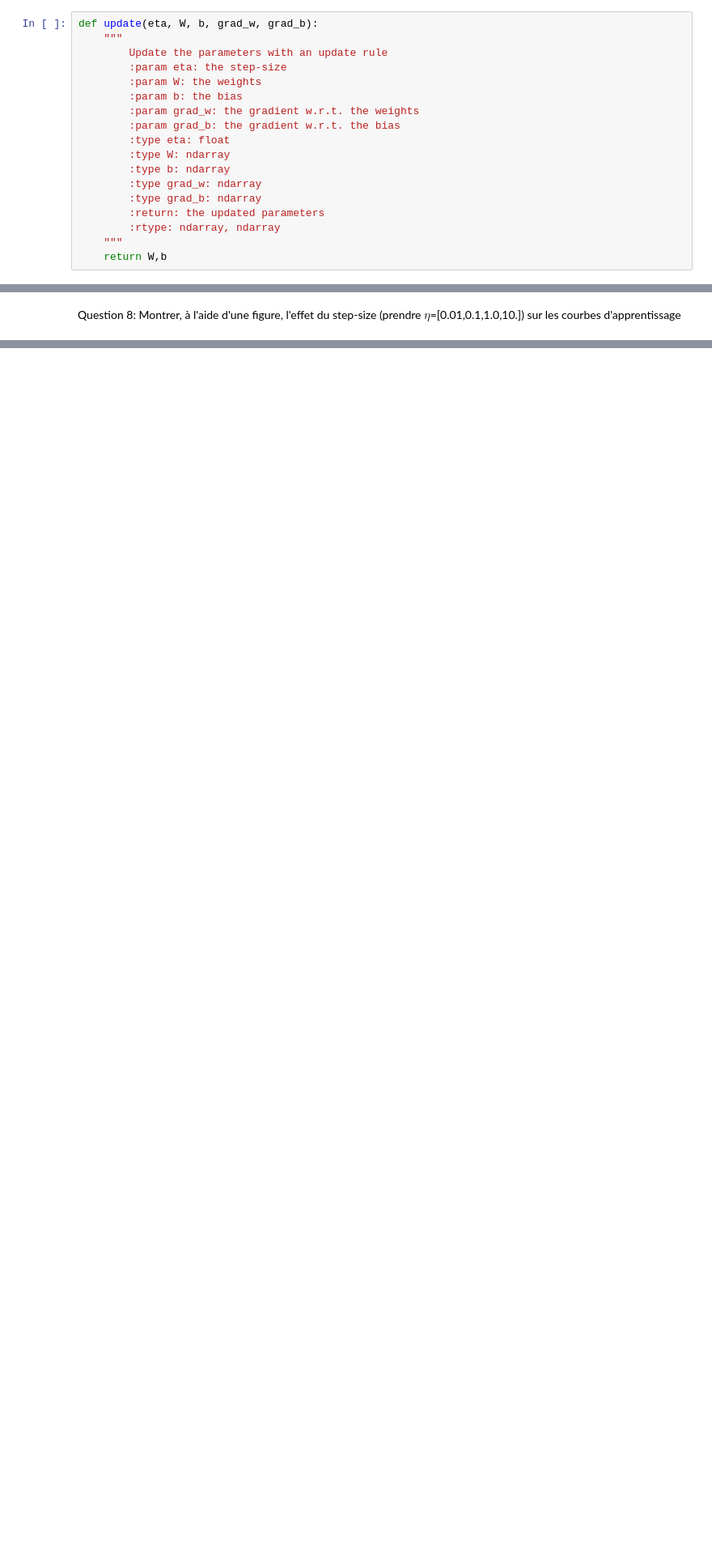
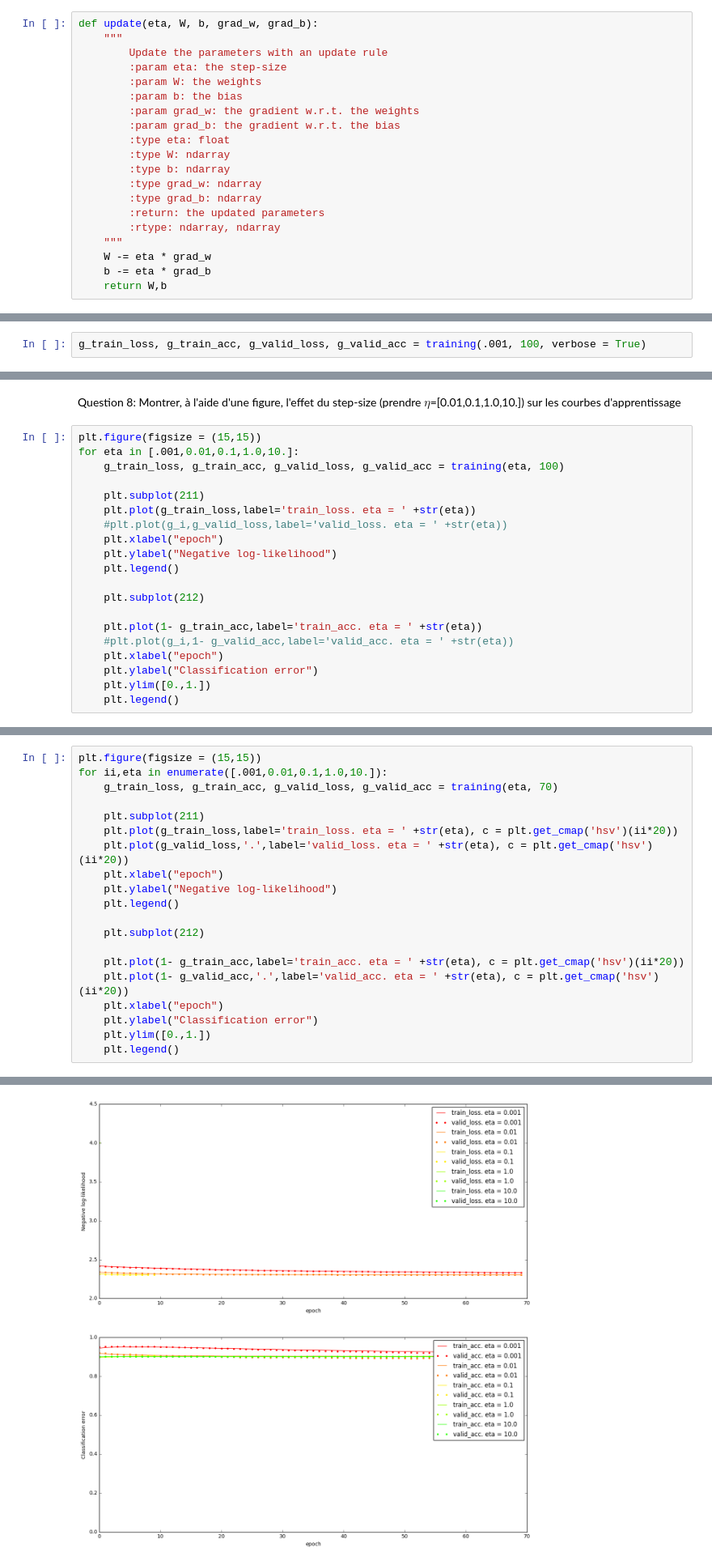
Before and after one commit to amaltarghi/tp_deep_learning, a Jupyter notebook: tp1-deep/TP1.ipynb, the cells around one changed output, grey strips where cells are left out. Shown at 81% size. Saved outputs shown, nothing was run; the diff lists cells and outputs as text; blank space fills up the shorter version.

```diff
--- a/tp1-deep/TP1.ipynb
+++ b/tp1-deep/TP1.ipynb
@@ -206,6 +195,8 @@ def update(eta, W, b, grad_w, grad_b):
         :return: the updated parameters
         :rtype: ndarray, ndarray
     """
+    W -= eta * grad_w
+    b -= eta * grad_b
     return W,b
 # %% [markdown]
 ## Algorithme d'apprentissage
@@ -281,0 +279,2 @@ for i in range(n_epoch):
+# %%
+g_train_loss, g_train_acc, g_valid_loss, g_valid_acc = training(.001, 100, verbose = True)
@@ -295,2 +318,22 @@ plt.legend()
 # %% [markdown]
 Question 8: Montrer, à l'aide d'une figure, l'effet du step-size (prendre $\eta$=[0.01,0.1,1.0,10.]) sur les courbes d'apprentissage
+# %%
+plt.figure(figsize = (15,15))
+for eta in [.001,0.01,0.1,1.0,10.]:
+    g_train_loss, g_train_acc, g_valid_loss, g_valid_acc = training(eta, 100)
+
+    plt.subplot(211)
+    plt.plot(g_train_loss,label='train_loss. eta = ' +str(eta))
+    #plt.plot(g_i,g_valid_loss,label='valid_loss. eta = ' +str(eta))
+    plt.xlabel("epoch")
+    plt.ylabel("Negative log-likelihood")
+    plt.legend()
+
+    plt.subplot(212)
+
+    plt.plot(1- g_train_acc,label='train_acc. eta = ' +str(eta))
+    #plt.plot(g_i,1- g_valid_acc,label='valid_acc. eta = ' +str(eta))
+    plt.xlabel("epoch")
+    plt.ylabel("Classification error")
+    plt.ylim([0.,1.])
+    plt.legend()
@@ -296,0 +357,21 @@ Question 8: Montrer, à l'aide d'une figure, l'effet du step-size (prendre $\eta
+# %%
+plt.figure(figsize = (15,15))
+for ii,eta in enumerate([.001,0.01,0.1,1.0,10.]):
+    g_train_loss, g_train_acc, g_valid_loss, g_valid_acc = training(eta, 70)
+
+    plt.subplot(211)
+    plt.plot(g_train_loss,label='train_loss. eta = ' +str(eta), c = plt.get_cmap('hsv')(ii*20))
+    plt.plot(g_valid_loss,'.',label='valid_loss. eta = ' +str(eta), c = plt.get_cmap('hsv')(ii*20))
+    plt.xlabel("epoch")
+    plt.ylabel("Negative log-likelihood")
+    plt.legend()
+
+    plt.subplot(212)
+
+    plt.plot(1- g_train_acc,label='train_acc. eta = ' +str(eta), c = plt.get_cmap('hsv')(ii*20))
+    plt.plot(1- g_valid_acc,'.',label='valid_acc. eta = ' +str(eta), c = plt.get_cmap('hsv')(ii*20))
+    plt.xlabel("epoch")
+    plt.ylabel("Classification error")
+    plt.ylim([0.,1.])
+    plt.legend()
+# %% [output]
@@ -296,0 +393 @@ Question 8: Montrer, à l'aide d'une figure, l'effet du step-size (prendre $\eta
+[figure, added]
```
Also changed, not shown: parts of 15 cells of this notebook, 1 other file.
